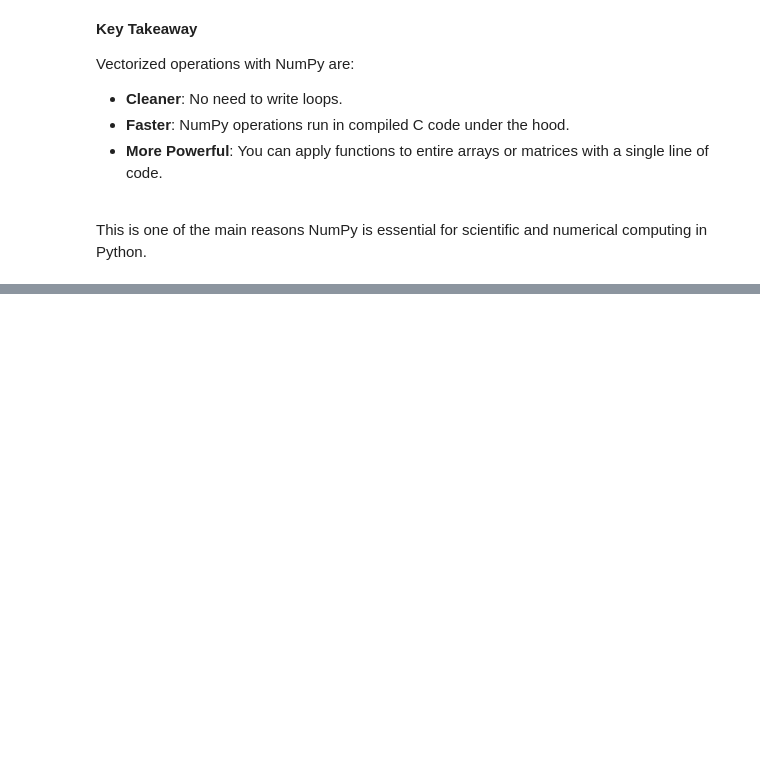
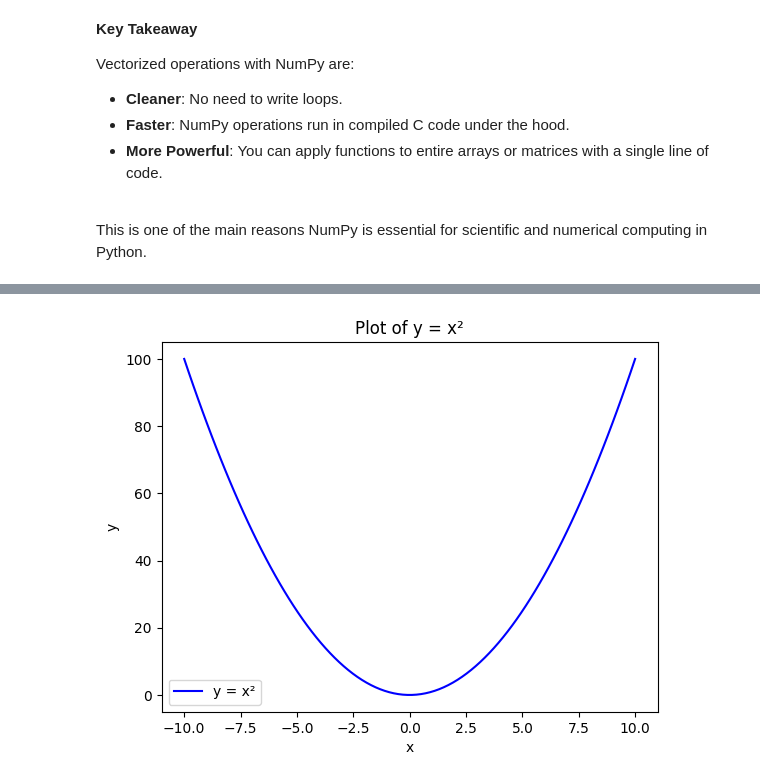
Before and after one commit to dr-bankert-augustana/PHYS_200, a Jupyter notebook: Lessons/Module_1/PHYS_200_Lesson_1_3.ipynb, the cells around one changed output, grey strips where cells are left out. Drawn from its saved outputs; the diff is of its cells as text; code cells hidden in the pictures; blank space fills up the shorter version.

```diff
--- a/Lessons/Module_1/PHYS_200_Lesson_1_3.ipynb
+++ b/Lessons/Module_1/PHYS_200_Lesson_1_3.ipynb
@@ -402,0 +527,34 @@ This is one of the main reasons NumPy is essential for scientific and numerical
+# %%
+# Import the libraries
+
+import numpy as np
+import matplotlib.pyplot as plt
+
+#---------------------------------------------------------------------------------------------#
+# 1. Create data for the plot                                                                  #
+#---------------------------------------------------------------------------------------------#
+
+# Create an array of x-values from -10 to 10 (100 points):
+x = np.linspace(-10, 10, 100)
+
+# Compute the corresponding y-values for a simple function:
+y = x**2
+
+#---------------------------------------------------------------------------------------------#
+# 2. Create the plot                                                                           #
+#---------------------------------------------------------------------------------------------#
+
+plt.plot(x, y, label="y = x²", color="blue")   # Plot the function with a label
+
+# Add title and axis labels
+plt.title("Plot of y = x²")
+plt.xlabel("x")
+plt.ylabel("y")
+
+# Show a legend
+plt.legend()
+
+# Display the plot
+plt.show()
+# %% [output]
+[figure, added]
```
Also changed, not shown: parts of 13 cells of this notebook.
